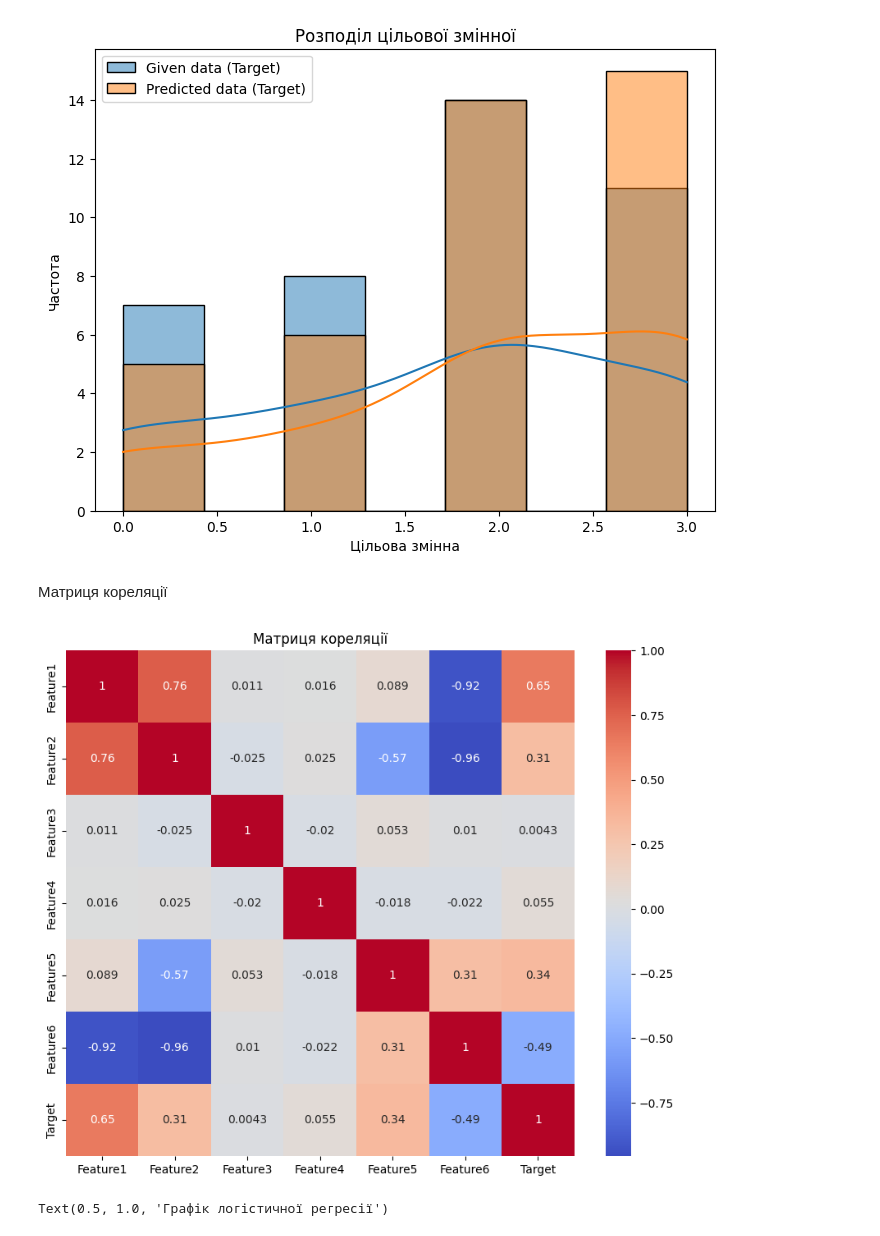
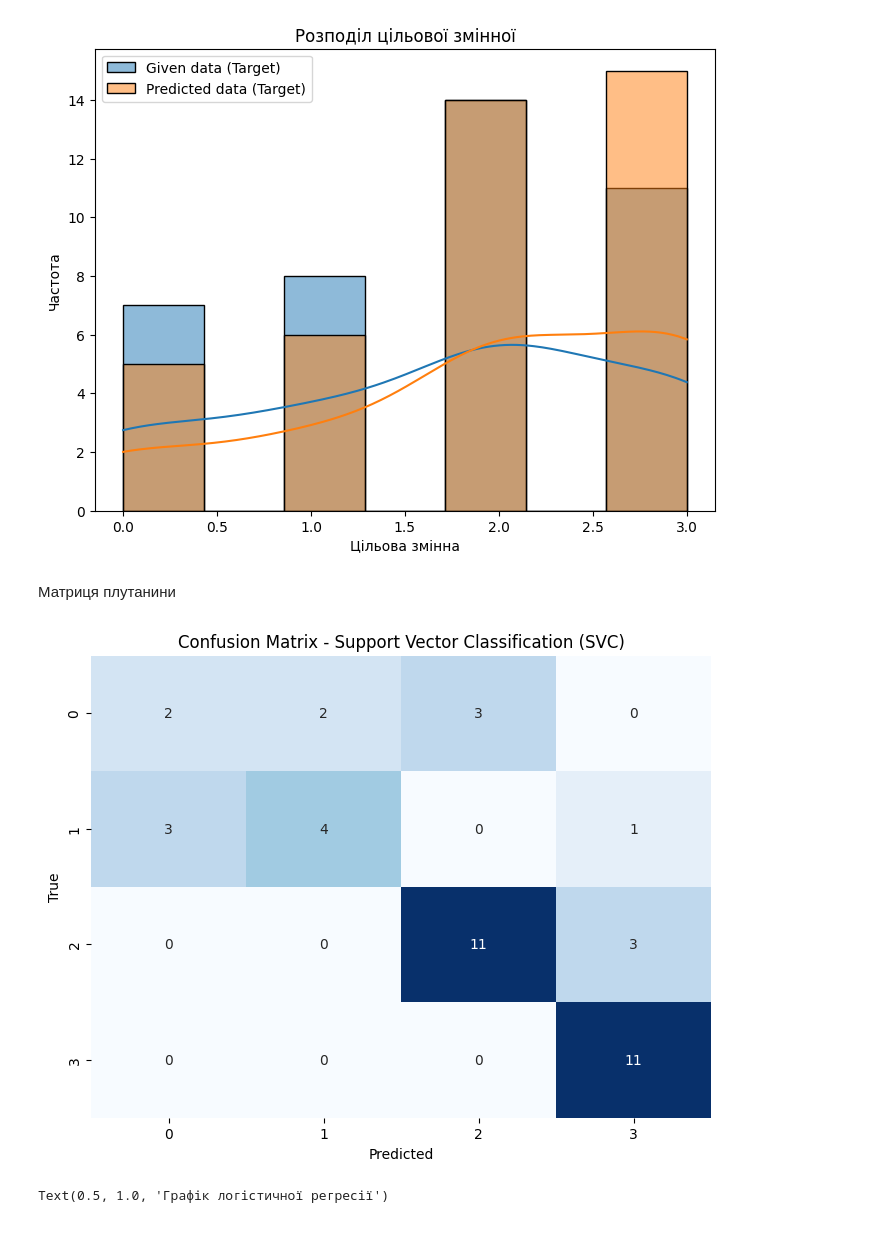
Before and after one commit to AnnaIvn/ml2023, a Jupyter notebook: Practices/Practice4/practice4.ipynb, the cells around one changed output. Cells and saved outputs as stored; diff of their text form; code cells hidden in the pictures.

```diff
--- a/Practices/Practice4/practice4.ipynb
+++ b/Practices/Practice4/practice4.ipynb
@@ -729,18 +821,17 @@ plt.show()
 # %% [output]
 [figure]
 # %% [markdown]
-Матриця кореляції
+Матриця плутанини
 # %%
-# Матриця кореляції
-correlation_matrix = data.corr()
-
-# Візуалізація матриці кореляції за допомогою теплової карти
-plt.figure(figsize=(10, 8))
-sns.heatmap(correlation_matrix, annot=True, cmap='coolwarm')
-plt.title('Матриця кореляції')
+# Візуалізація матриці плутанини для SVC
+plt.figure(figsize=(8, 6))
+sns.heatmap(confusion_matrix(y_test, rf_pred), annot=True, fmt='d', cmap='Blues', cbar=False)
+plt.xlabel('Predicted')
+plt.ylabel('True')
+plt.title('Confusion Matrix - Support Vector Classification (SVC)')
 plt.show()
 # %% [output]
-[figure, old version]
+[figure, new version]
 # %%
 # Побудуємо діаграму розсіювання
 # Візуалізація результатів
```
Also changed, not shown: parts of 8 cells of this notebook.
